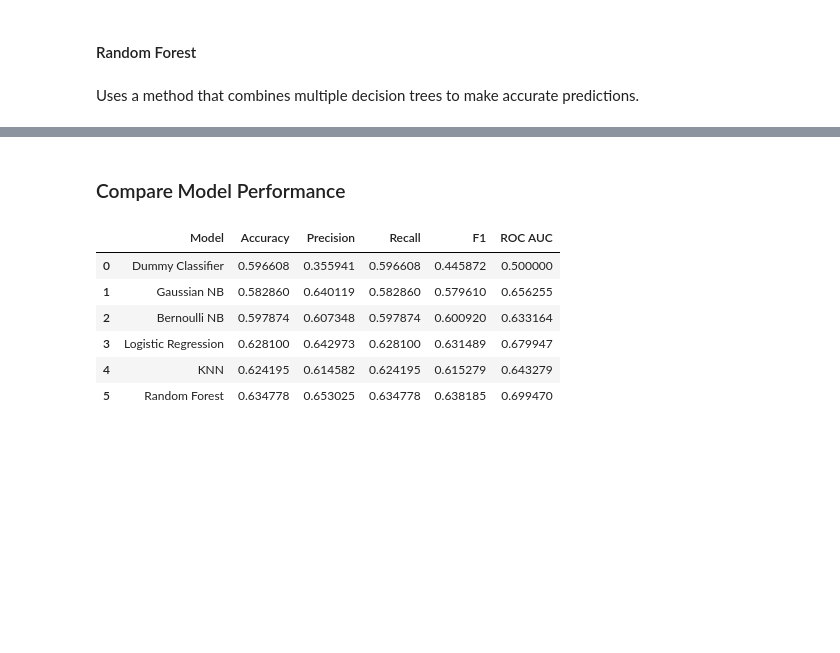
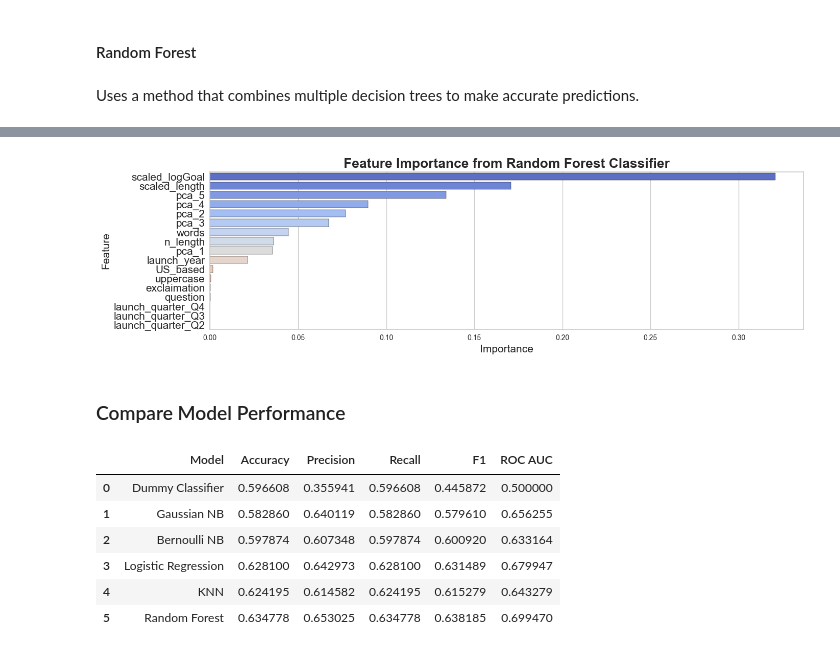
Before and after one commit to camgitblame/kickstarter, a Jupyter notebook: Code.ipynb, the cells around one changed output, grey strips where cells are left out. Drawn from its saved outputs; the diff is of its cells as text; code cells hidden in the pictures; blank space fills up the shorter version.

Commit message:
Update Feature Importance plot

```diff
--- a/Code.ipynb
+++ b/Code.ipynb
@@ -1325,3 +1309,24 @@ Confusion Matrix for Random Forest Classifier:
+# %%
+rfClf.fit(X_train, y_train)
+importances = rfClf.named_steps["rf"].feature_importances_
+indices = np.argsort(importances)[::-1]
+
+# DataFrame for feature importances
+feature_importance_df = pd.DataFrame({
+    'Feature': X_train.columns[indices],
+    'Importance': importances[indices]
+})
+# %%
+# Plotting feature importances
+plt.figure(figsize=(15, 4))
+sns.barplot(x='Importance', y='Feature', data=feature_importance_df, palette='coolwarm', edgecolor='black')
+plt.title("Feature Importance from Random Forest Classifier", fontsize=19, fontweight="bold")
+plt.xlabel("Importance", fontsize=15)
+plt.ylabel("Feature", fontsize=15)
+plt.yticks(fontsize=15 )
+plt.show()
+# %% [output]
+[figure, added]
 # %% [markdown]
 ### Compare Model Performance
 # %%
```
Also changed, not shown: parts of 2 cells of this notebook.
